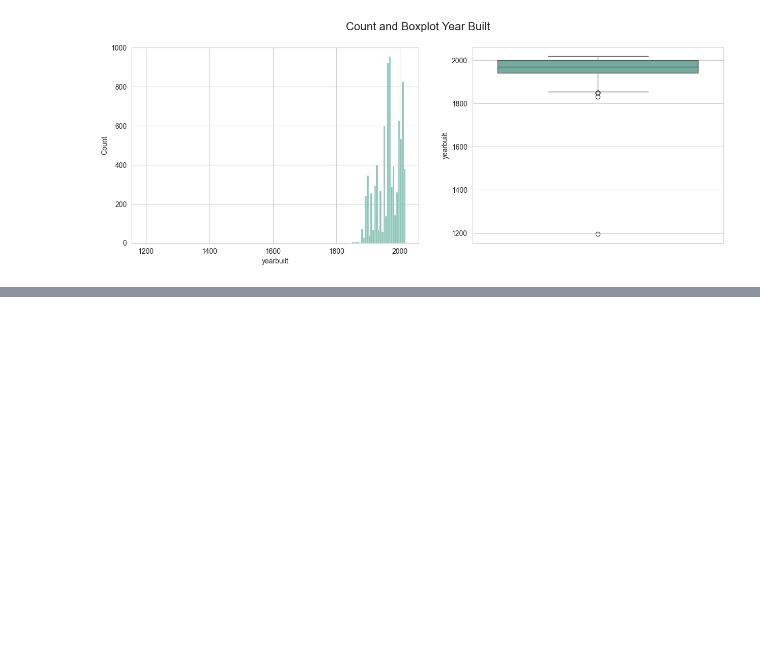
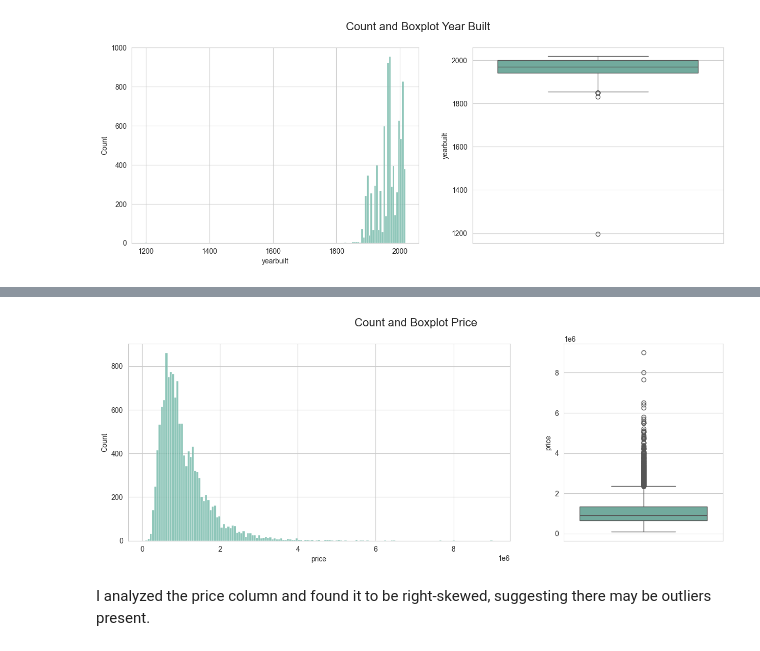
Before and after one commit to MrRezamo/Melbourne-Housing-Snapshot, a Jupyter notebook: Project/Melbourne_Housing.ipynb, the cells around one changed output, grey strips where cells are left out. Cells and saved outputs as stored; diff of their text form; code cells hidden in the pictures; blank space fills up the shorter version.

```diff
--- a/Project/Melbourne_Housing.ipynb
+++ b/Project/Melbourne_Housing.ipynb
@@ -218,0 +203,12 @@ data.duplicated().sum()
+# %%
+plot_distribution_and_box(
+    data = data,
+    column_name = 'price',
+    title = "Count and Boxplot Price",
+    figsize=(15, 5),
+    width_ratios=[3, 1.25],
+);
+# %% [output]
+[figure, added]
+# %% [markdown]
+I analyzed the price column and found it to be right-skewed, suggesting there may be outliers present.
```
Also changed, not shown: parts of 15 cells of this notebook.
